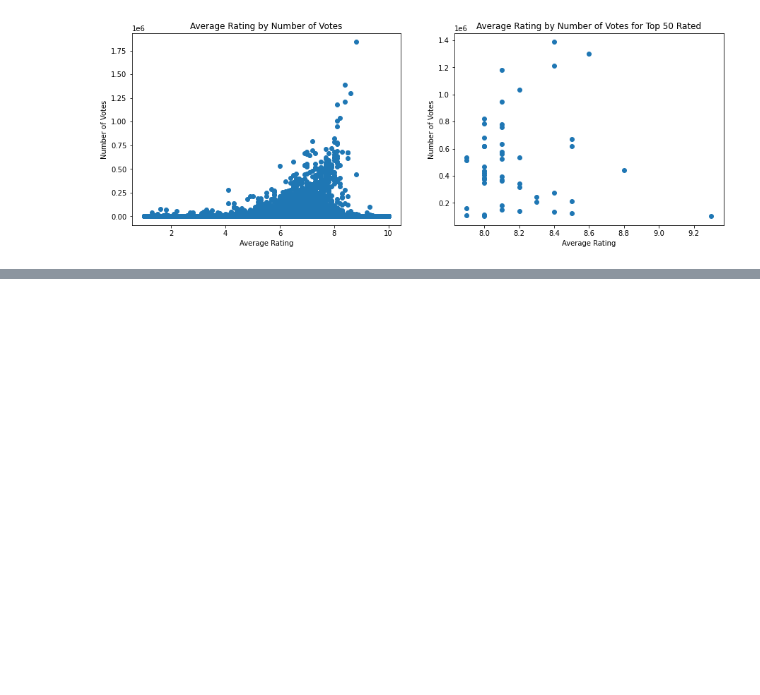
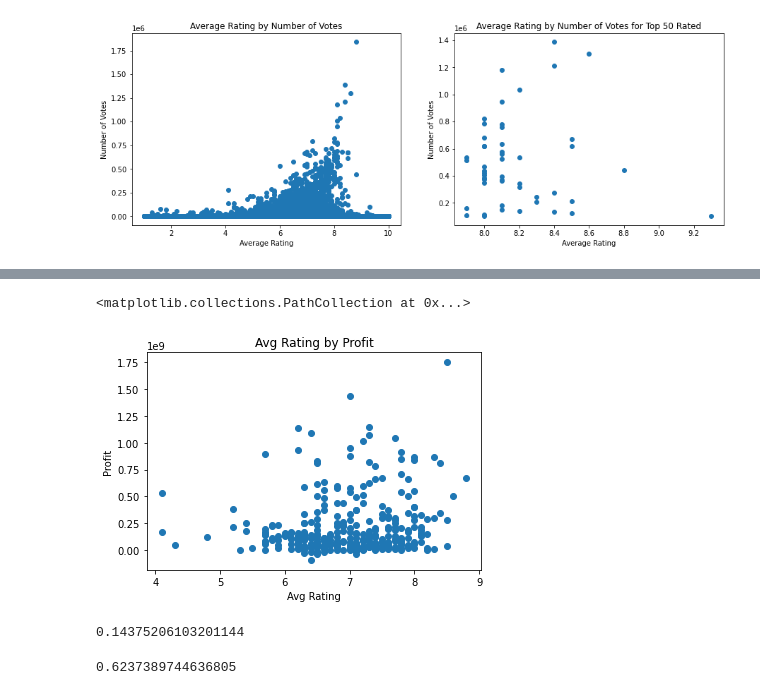
Before and after one commit to JTDJames/msft-video-mjj, a Jupyter notebook: notebooks/phase-1-proj-mjj.ipynb, the cells around one changed output, grey strips where cells are left out. Drawn from its saved outputs; the diff is of its cells as text; code cells hidden in the pictures; blank space fills up the shorter version.

```diff
--- a/notebooks/phase-1-proj-mjj.ipynb
+++ b/notebooks/phase-1-proj-mjj.ipynb
@@ -69,0 +100,2 @@ df_genres = df_genres.dropna(subset=['averagerating'])
+# %%
+df_tn_dna['worldwide_profit'] = df_tn_dna['worldwide_gross'] - df_tn_dna['production_budget']
@@ -184,0 +249,24 @@ plt.gca().invert_yaxis()
+# %%
+fig, ax = plt.subplots()
+
+x = df_tn_imdb_filt['averagerating']
+y = df_tn_imdb_filt['worldwide_profit']
+
+ax.set_xlabel("Avg Rating")
+ax.set_ylabel("Profit")
+ax.set_title("Avg Rating by Profit")
+
+
+
+ax.scatter(x,y)
+# %% [output]
+<matplotlib.collections.PathCollection at 0x...>
+[figure, added]
+# %%
+df_tn_imdb_filt['averagerating'].corr(df_tn_imdb_filt['worldwide_profit'])
+# %% [output]
+0.14375206103201144
+# %%
+df_tn_imdb_filt['production_budget'].corr(df_tn_imdb_filt['worldwide_profit'])
+# %% [output]
+0.6237389744636805
```
Also changed, not shown: parts of 19 cells of this notebook, 4 other files.
